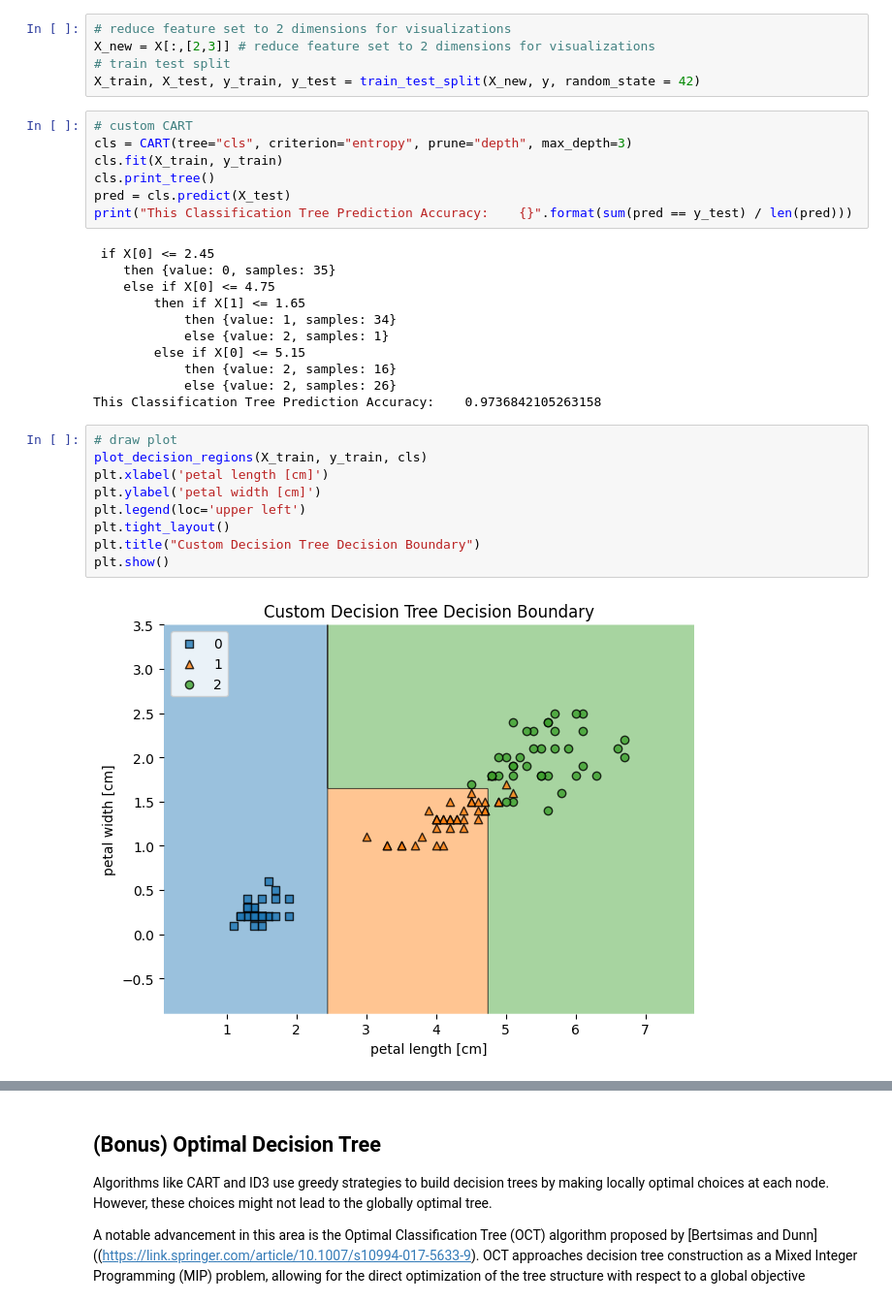
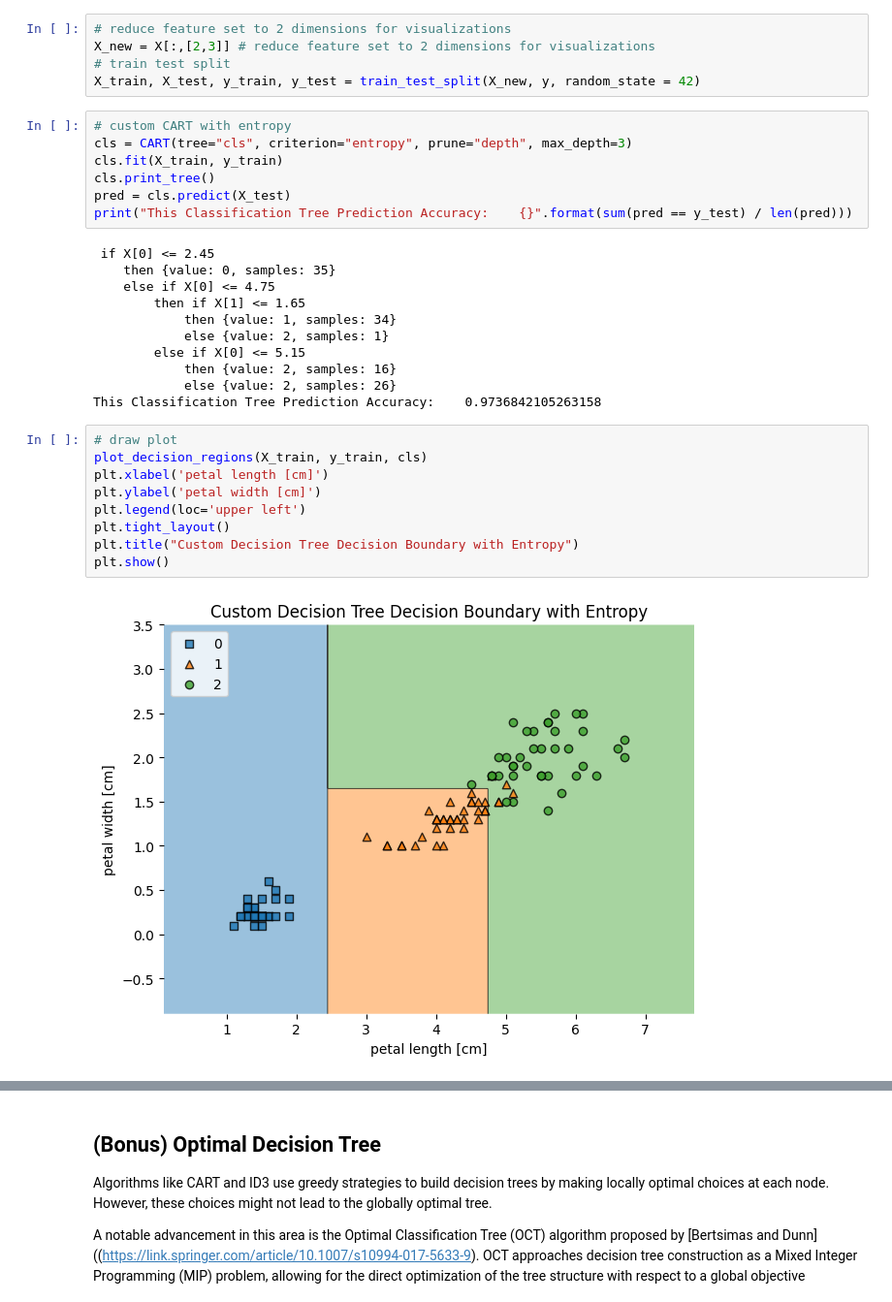
Before and after one commit to MIE424-2023/lab11-tree, a Jupyter notebook: Lab11_Solution.ipynb, the cells around one changed output, grey strips where cells are left out. Shown at 97% size. Saved outputs shown, nothing was run; the diff lists cells and outputs as text.

```diff
--- a/Lab11_Solution.ipynb
+++ b/Lab11_Solution.ipynb
@@ -298,7 +298,7 @@ X_new = X[:,[2,3]] # reduce feature set to 2 dimensions for visualizations
 # train test split
 X_train, X_test, y_train, y_test = train_test_split(X_new, y, random_state = 42)
 # %%
-# custom CART
+# custom CART with entropy
 cls = CART(tree="cls", criterion="entropy", prune="depth", max_depth=3)
 cls.fit(X_train, y_train)
 cls.print_tree()
@@ -318,11 +318,11 @@ This Classification Tree Prediction Accuracy:    0.9736842105263158
 # %%
 # draw plot
 plot_decision_regions(X_train, y_train, cls)
 plt.xlabel('petal length [cm]')
 plt.ylabel('petal width [cm]')
 plt.legend(loc='upper left')
 plt.tight_layout()
-plt.title("Custom Decision Tree Decision Boundary")
+plt.title("Custom Decision Tree Decision Boundary with Entropy")
 plt.show()
 # %% [output]
-[figure, old version]
+[figure, new version]
```
Also changed, not shown: parts of 4 cells of this notebook, 1 other file.
